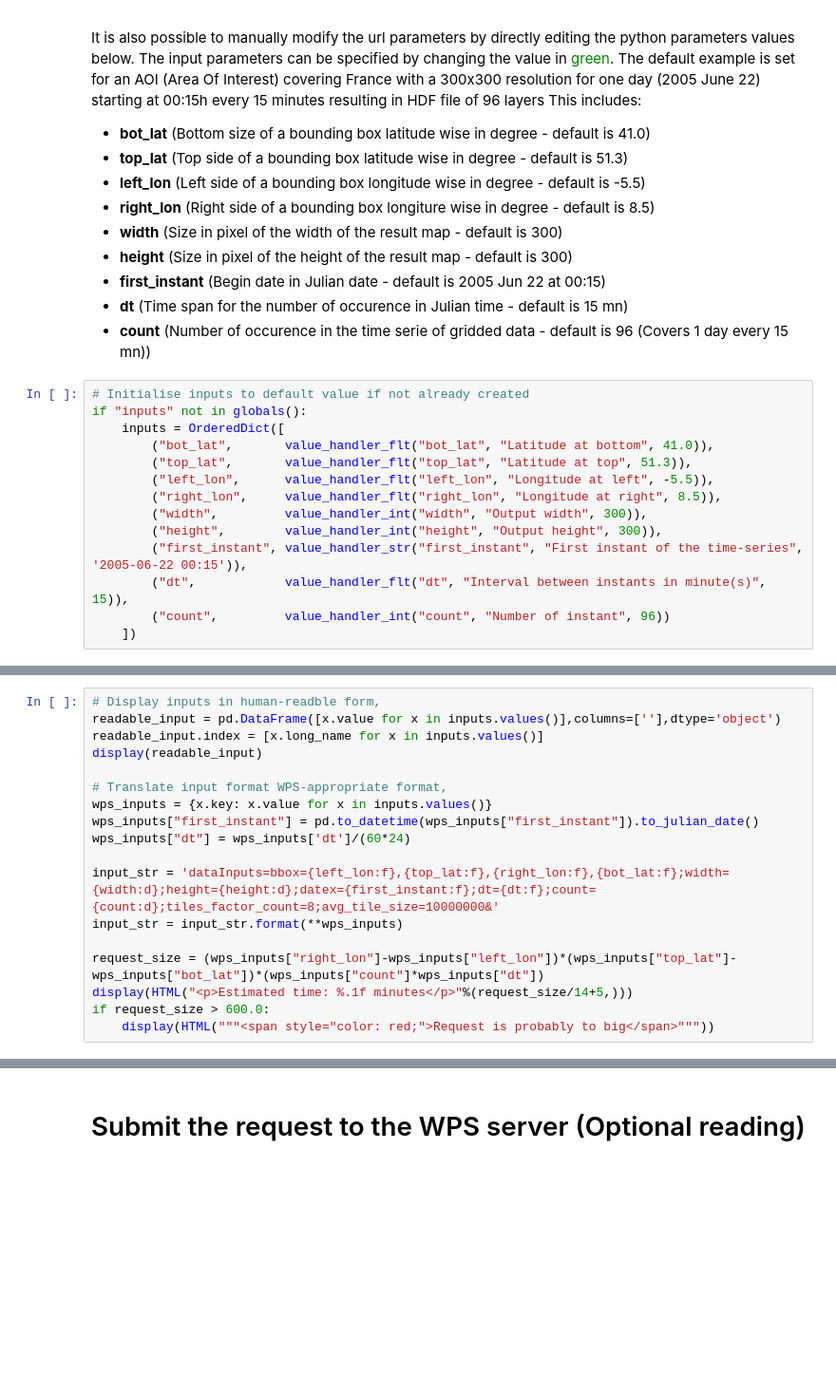
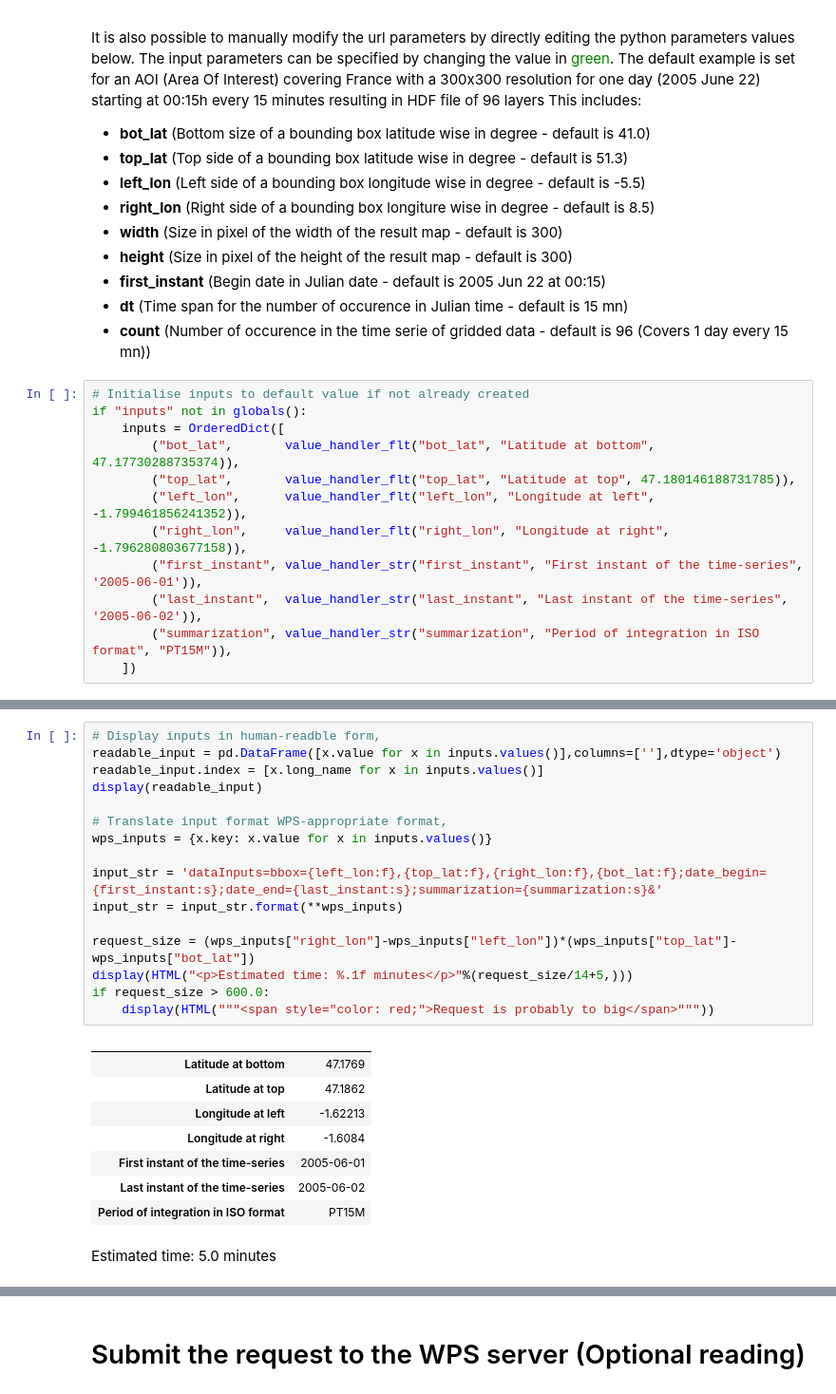
Before and after one commit to ec-nextgeoss/armines-cams-urban-solarmapping, a Jupyter notebook: NextGEOSS-Pilot-1.ipynb, the cells around one changed output, grey strips where cells are left out. Shown at 95% size. Saved outputs shown, nothing was run; the diff lists cells and outputs as text; blank space fills up the shorter version.

```diff
--- a/NextGEOSS-Pilot-1.ipynb
+++ b/NextGEOSS-Pilot-1.ipynb
@@ -160,15 +162,13 @@ The input parameters can be specified by changing the value in <font color='gree
 # Initialise inputs to default value if not already created
 if "inputs" not in globals():
     inputs = OrderedDict([
-        ("bot_lat",       value_handler_flt("bot_lat", "Latitude at bottom", 41.0)),
-        ("top_lat",       value_handler_flt("top_lat", "Latitude at top", 51.3)),
-        ("left_lon",      value_handler_flt("left_lon", "Longitude at left", -5.5)),
-        ("right_lon",     value_handler_flt("right_lon", "Longitude at right", 8.5)),
-        ("width",         value_handler_int("width", "Output width", 300)),
-        ("height",        value_handler_int("height", "Output height", 300)),
-        ("first_instant", value_handler_str("first_instant", "First instant of the time-series", '2005-06-22 00:15')),
-        ("dt",            value_handler_flt("dt", "Interval between instants in minute(s)", 15)),
-        ("count",         value_handler_int("count", "Number of instant", 96))
+        ("bot_lat",       value_handler_flt("bot_lat", "Latitude at bottom", 47.17730288735374)),
+        ("top_lat",       value_handler_flt("top_lat", "Latitude at top", 47.180146188731785)),
+        ("left_lon",      value_handler_flt("left_lon", "Longitude at left", -1.799461856241352)),
+        ("right_lon",     value_handler_flt("right_lon", "Longitude at right", -1.796280803677158)),
+        ("first_instant", value_handler_str("first_instant", "First instant of the time-series", '2005-06-01')),
+        ("last_instant",  value_handler_str("last_instant", "Last instant of the time-series", '2005-06-02')),
+        ("summarization", value_handler_str("summarization", "Period of integration in ISO format", "PT15M")),
     ])
 # %%
 
@@ -291,21 +306,29 @@ display(wdg.VBox([wdg.HBox([wdgs[x] for x in l if x is not None]) for l in layou
 # %%
 # Display inputs in human-readble form,
 readable_input = pd.DataFrame([x.value for x in inputs.values()],columns=[''],dtype='object')
 readable_input.index = [x.long_name for x in inputs.values()]
 display(readable_input)
 
 # Translate input format WPS-appropriate format,
 wps_inputs = {x.key: x.value for x in inputs.values()}
-wps_inputs["first_instant"] = pd.to_datetime(wps_inputs["first_instant"]).to_julian_date()
-wps_inputs["dt"] = wps_inputs['dt']/(60*24)
 
-input_str = 'dataInputs=bbox={left_lon:f},{top_lat:f},{right_lon:f},{bot_lat:f};width={width:d};height={height:d};datex={first_instant:f};dt={dt:f};count={count:d};tiles_factor_count=8;avg_tile_size=10000000&'
+input_str = 'dataInputs=bbox={left_lon:f},{top_lat:f},{right_lon:f},{bot_lat:f};date_begin={first_instant:s};date_end={last_instant:s};summarization={summarization:s}&'
 input_str = input_str.format(**wps_inputs)
 
-request_size = (wps_inputs["right_lon"]-wps_inputs["left_lon"])*(wps_inputs["top_lat"]-wps_inputs["bot_lat"])*(wps_inputs["count"]*wps_inputs["dt"])
+request_size = (wps_inputs["right_lon"]-wps_inputs["left_lon"])*(wps_inputs["top_lat"]-wps_inputs["bot_lat"])
 display(HTML("<p>Estimated time: %.1f minutes</p>"%(request_size/14+5,)))
 if request_size > 600.0:
     display(HTML("""<span style="color: red;">Request is probably to big</span>"""))
+# %% [output]
+|  |  |
+| Latitude at bottom | 47.1769 |
+| Latitude at top | 47.1862 |
+| Longitude at left | -1.62213 |
+| Longitude at right | -1.6084 |
+| First instant of the time-series | 2005-06-01 |
+| Last instant of the time-series | 2005-06-02 |
+| Period of integration in ISO format | PT15M |
+Estimated time: 5.0 minutes
 # %%
 url_request = base_str+input_str+output_str
 print(url_request)
```
Also changed, not shown: parts of 6 cells of this notebook, 2 other files.
